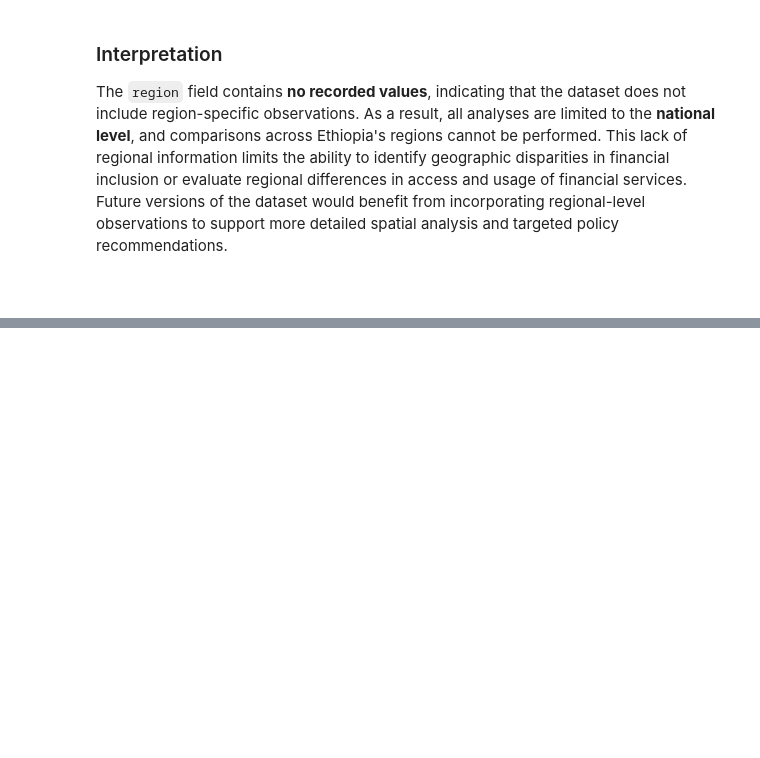
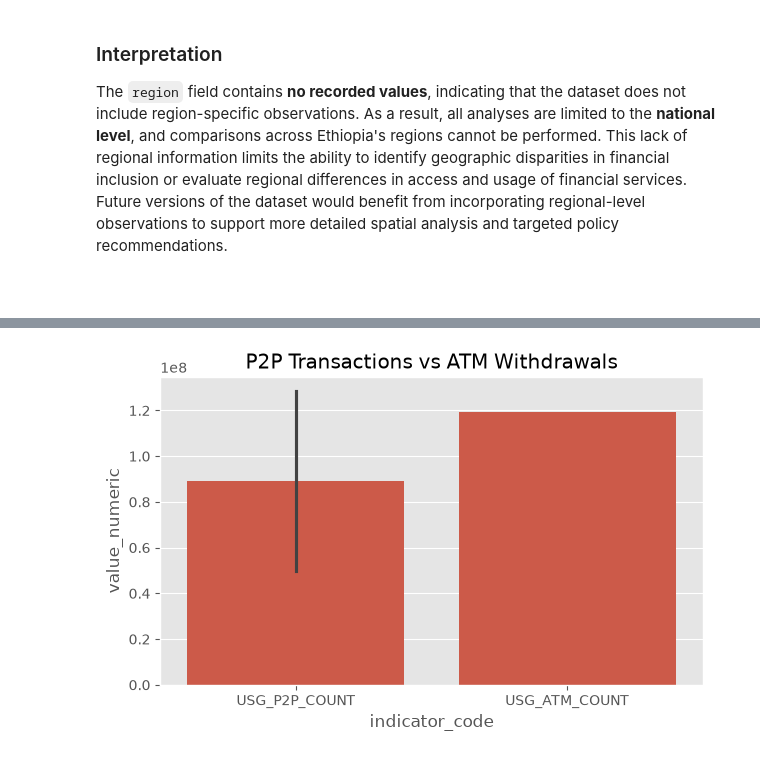
Before and after one commit to Lalisecf/ethiopia-fi-forecast-week11, a Jupyter notebook: notebooks/task_2_eda.ipynb, the cells around one changed output, grey strips where cells are left out. Cells and saved outputs as stored; diff of their text form; code cells hidden in the pictures; blank space fills up the shorter version.

```diff
--- a/notebooks/task_2_eda.ipynb
+++ b/notebooks/task_2_eda.ipynb
@@ -1033,0 +1201,11 @@ The `region` field contains **no recorded values**, indicating that the dataset
+# %%
+transactions = usage[
+    usage["indicator_code"].isin(
+        [
+            "USG_P2P_COUNT",
+            "USG_ATM_COUNT"
+        ]
+    )
+]
+
+transactions
@@ -1033,0 +1217,14 @@ The `region` field contains **no recorded values**, indicating that the dataset
+# %%
+plt.figure(figsize=(7,4))
+
+sns.barplot(
+    data=transactions,
+    x="indicator_code",
+    y="value_numeric"
+)
+
+plt.title("P2P Transactions vs ATM Withdrawals")
+
+plt.show()
+# %% [output]
+[figure, added]
```
Also changed, not shown: parts of 27 cells of this notebook.
